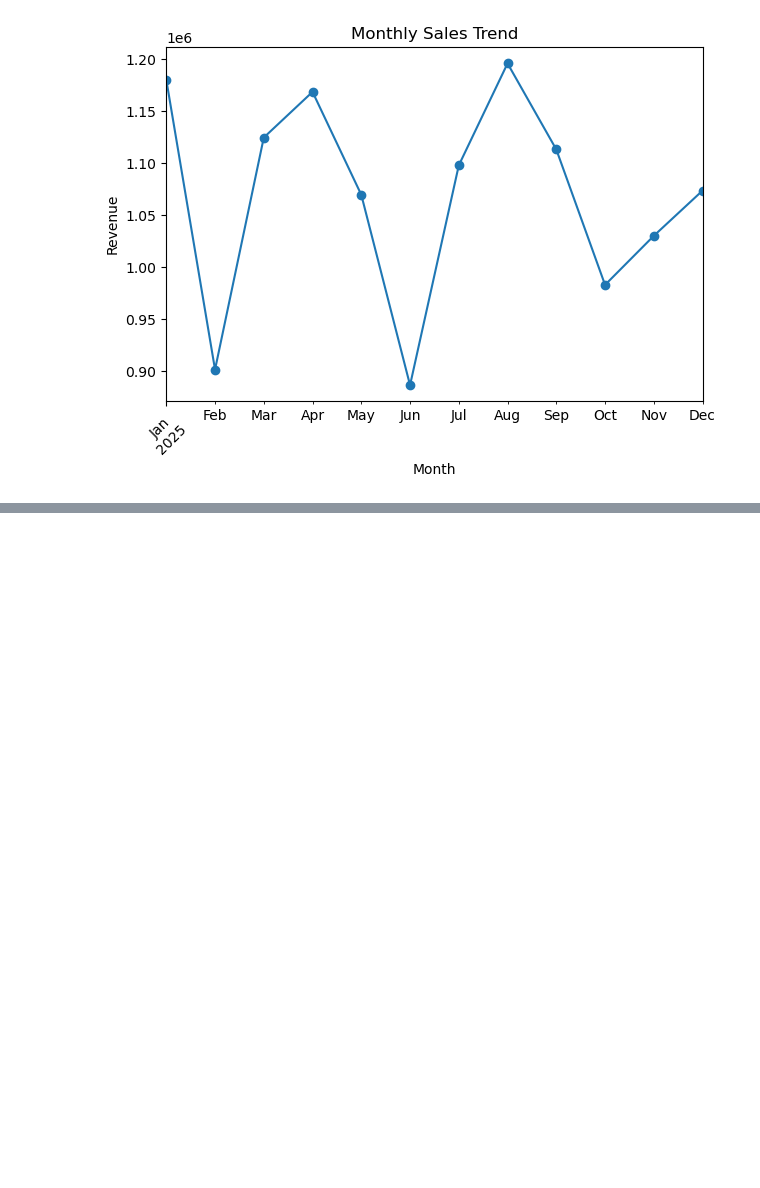
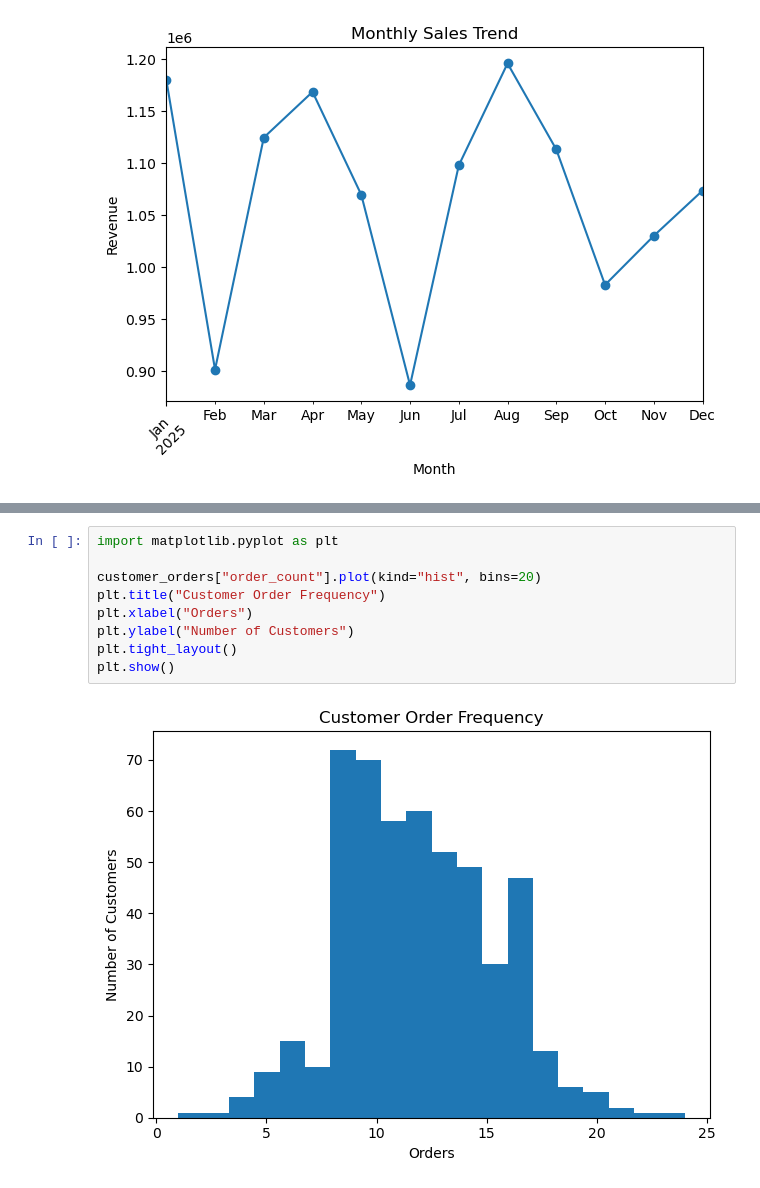
Before and after one commit to shivambagwale/northstar-retail-analytics, a Jupyter notebook: retail_analysis.ipynb, the cells around one changed output, grey strips where cells are left out. Drawn from its saved outputs; the diff is of its cells as text; blank space fills up the shorter version.

```diff
--- a/retail_analysis.ipynb
+++ b/retail_analysis.ipynb
@@ -443,0 +546,11 @@ plt.show()
+# %%
+import matplotlib.pyplot as plt
+
+customer_orders["order_count"].plot(kind="hist", bins=20)
+plt.title("Customer Order Frequency")
+plt.xlabel("Orders")
+plt.ylabel("Number of Customers")
+plt.tight_layout()
+plt.show()
+# %% [output]
+[figure, added]
```
Also changed, not shown: parts of 13 cells of this notebook.
